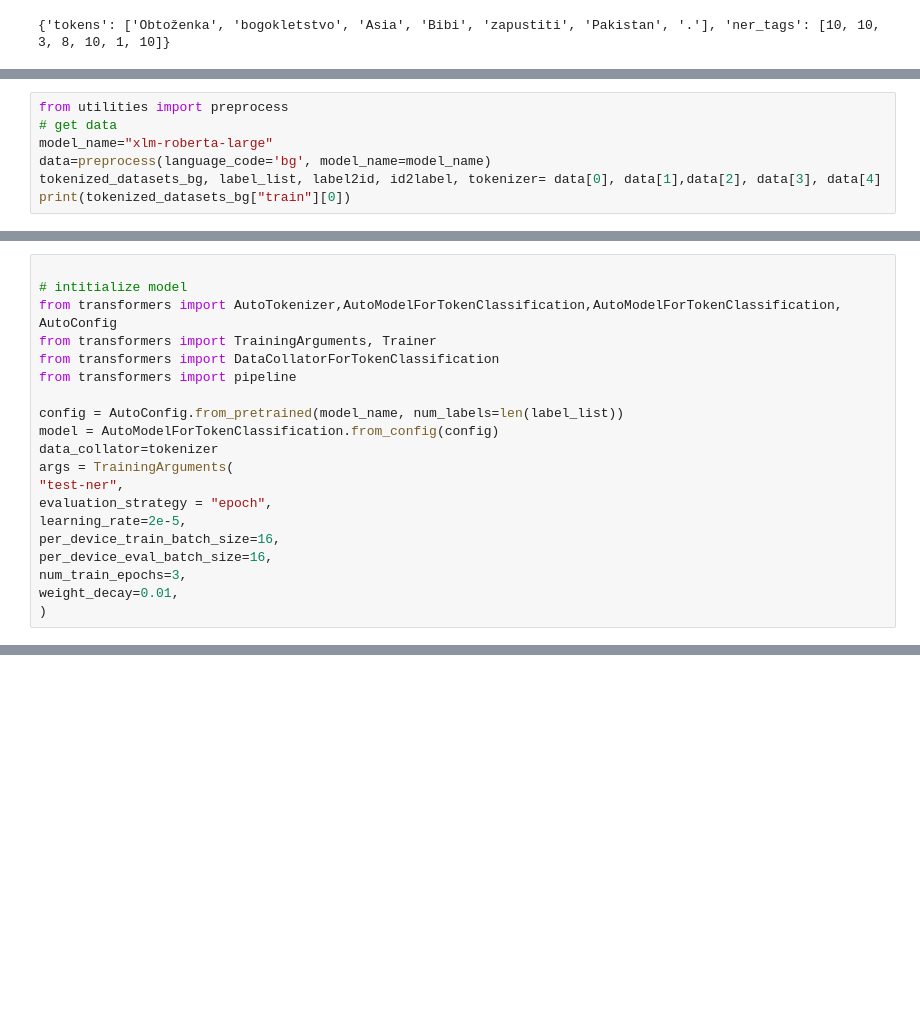
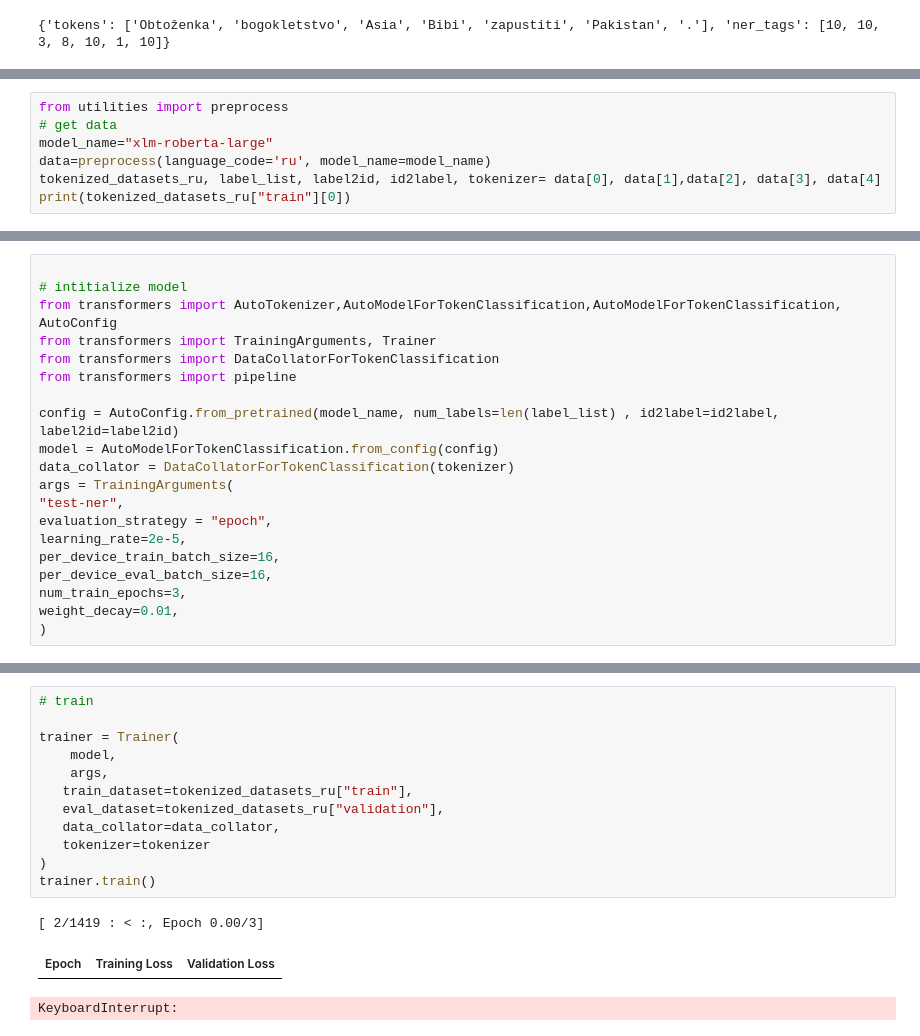
Before and after one commit to kfkfkflmej/NLP_project, a Jupyter notebook: scripts/development/Model_training.ipynb, the cells around one changed output, grey strips where cells are left out. Saved outputs shown, nothing was run; the diff lists cells and outputs as text; blank space fills up the shorter version.

Commit message:
model training fix

```diff
--- a/scripts/development/Model_training.ipynb
+++ b/scripts/development/Model_training.ipynb
@@ -91,7 +56,7 @@ print(raw_dataset["test"][0])
 from utilities import preprocess
 # get data
 model_name="xlm-roberta-large"
-data=preprocess(language_code='bg', model_name=model_name)
-tokenized_datasets_bg, label_list, label2id, id2label, tokenizer= data[0], data[1],data[2], data[3], data[4]
-print(tokenized_datasets_bg["train"][0])
+data=preprocess(language_code='ru', model_name=model_name)
+tokenized_datasets_ru, label_list, label2id, id2label, tokenizer= data[0], data[1],data[2], data[3], data[4]
+print(tokenized_datasets_ru["train"][0])
 # %% [output]
@@ -160,9 +69,9 @@ from transformers import TrainingArguments, Trainer
 from transformers import DataCollatorForTokenClassification
 from transformers import pipeline
 
-config = AutoConfig.from_pretrained(model_name, num_labels=len(label_list))
+config = AutoConfig.from_pretrained(model_name, num_labels=len(label_list) , id2label=id2label, label2id=label2id)
 model = AutoModelForTokenClassification.from_config(config)
-data_collator=tokenizer
+data_collator = DataCollatorForTokenClassification(tokenizer)
 args = TrainingArguments(
 "test-ner",
 evaluation_strategy = "epoch",
@@ -210,2 +84,18 @@ Consider using the `--user` option or check the permissions.
+# %%
+# train
+
+trainer = Trainer(
+    model,
+    args,
+   train_dataset=tokenized_datasets_ru["train"],
+   eval_dataset=tokenized_datasets_ru["validation"],
+   data_collator=data_collator,
+   tokenizer=tokenizer
+)
+trainer.train()
+# %% [output]
+[ 2/1419 : < :, Epoch 0.00/3]
+| Epoch | Training Loss | Validation Loss |
+KeyboardInterrupt:
 # %%
 
```
Also changed, not shown: parts of 7 cells of this notebook, 1 other file.
